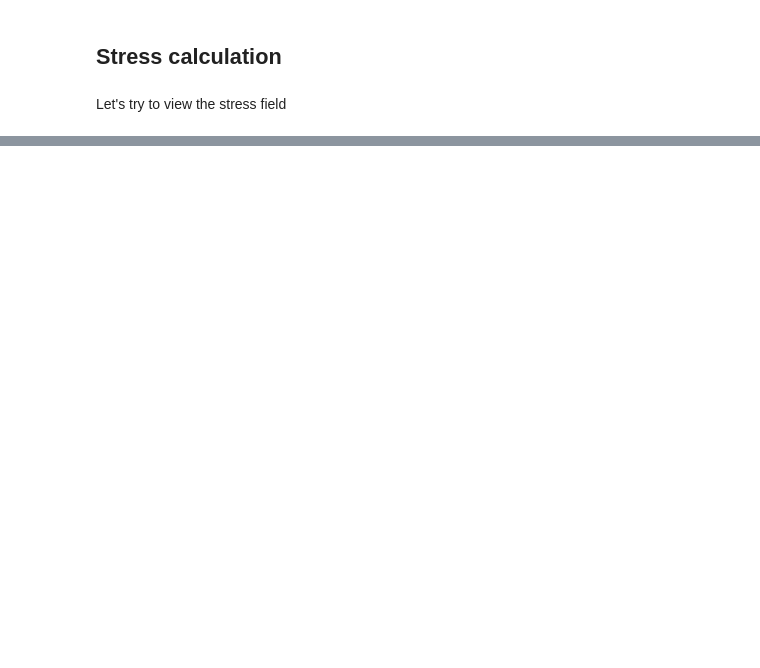
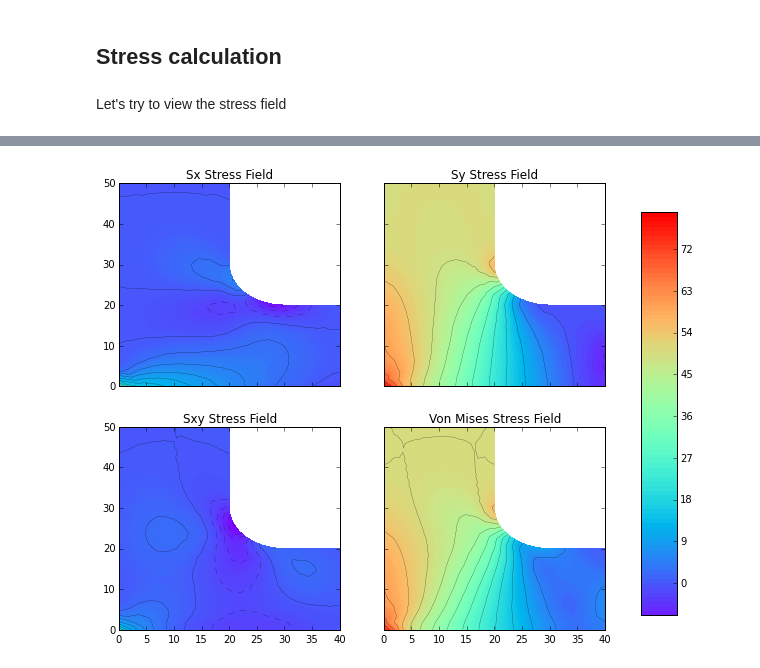
Before and after one commit to arthursoprana/fem-ipython-notebook, a Jupyter notebook: fem-python.ipynb, the cells around one changed output, grey strips where cells are left out. Drawn from its saved outputs; the diff is of its cells as text; code cells hidden in the pictures; blank space fills up the shorter version.

```diff
--- a/fem-python.ipynb
+++ b/fem-python.ipynb
@@ -485,3 +642,62 @@ plt.show()
+# %%
+# Only works for the LARGE CASE
+x = coordinates[:,0]
+y = coordinates[:,1]
+
+# Choose with stress you want to vizualize:
+# Sx, Sy, Sxy, SVM or STR
+f, axes = plt.subplots(2, 2, sharex='col', sharey='row')
+
+((ax1, ax2), (ax3, ax4)) = axes
+
+vmin_Sx = min(Sx)
+vmin_Sy = min(Sy)
+vmin_Sxy = min(Sxy)
+vmin_SVM = min(SVM)
+vmin_STR = min(STR)
+vmin = min([vmin_Sx, vmin_Sy, vmin_Sxy, vmin_SVM, vmin_STR])
+
+vmax_Sx = max(Sx)
+vmax_Sy = max(Sy)
+vmax_Sxy = max(Sxy)
+vmax_SVM = max(SVM)
+vmax_STR = max(STR)
+vmax = max([vmax_Sx, vmax_Sy, vmax_Sxy, vmax_SVM, vmax_STR])
+
+linewidths = 0.2
+n_layers = 100
+ax1.tricontour(x, y, connectivity, Sx, 15, linewidths=linewidths, colors='k')
+im1 = ax1.tricontourf(x, y, connectivity, Sx, n_layers, cmap=plt.cm.rainbow,
+                      vmin=vmin, vmax=vmax)
+ax1.set_title('Sx Stress Field')
+
+ax2.tricontour(x, y, connectivity, Sy, 15, linewidths=linewidths, colors='k')
+im2 = ax2.tricontourf(x, y, connectivity, Sy, n_layers, cmap=plt.cm.rainbow,
+                      vmin=vmin, vmax=vmax)
+ax2.set_title('Sy Stress Field')
+
+ax3.tricontour(x, y, connectivity, Sxy, 15, linewidths=linewidths, colors='k')
+im3 = ax3.tricontourf(x, y, connectivity, Sxy, n_layers, cmap=plt.cm.rainbow,
+                      vmin=vmin, vmax=vmax)
+ax3.set_title('Sxy Stress Field')
+
+ax4.tricontour(x, y, connectivity, SVM, 15, linewidths=linewidths, colors='k')
+im4 = ax4.tricontourf(x, y, connectivity, SVM, n_layers, cmap=plt.cm.rainbow,
+                      vmin=vmin, vmax=vmax)
+ax4.set_title('Von Mises Stress Field')
+
+#ax4.tricontour(x, y, connectivity, STR, 15, linewidths=linewidths, colors='k')
+#im4 = ax4.tricontourf(x, y, connectivity, STR, n_layers, cmap=plt.cm.rainbow,
+#                      vmin=vmin, vmax=vmax)
+#ax4.set_title('Tresca Stress Field')
+
+f.subplots_adjust(right=0.8)
+cbar_ax = f.add_axes([0.85, 0.15, 0.05, 0.7])
+f.colorbar(im2, cax=cbar_ax)
+f.set_size_inches(10,8)
+plt.show()
+# %% [output]
+[figure, added]
 # %%
 from IPython.display import Image
 image1 = Image(filename='images/square_summable.jpg')
```
Also changed, not shown: parts of 7 cells of this notebook, 1 other file.
